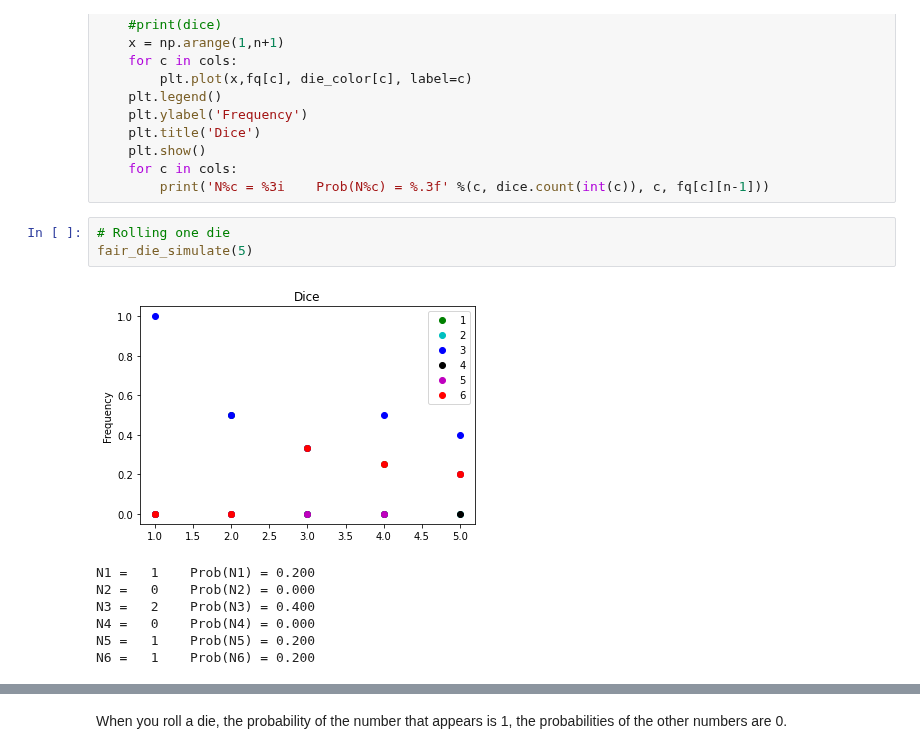
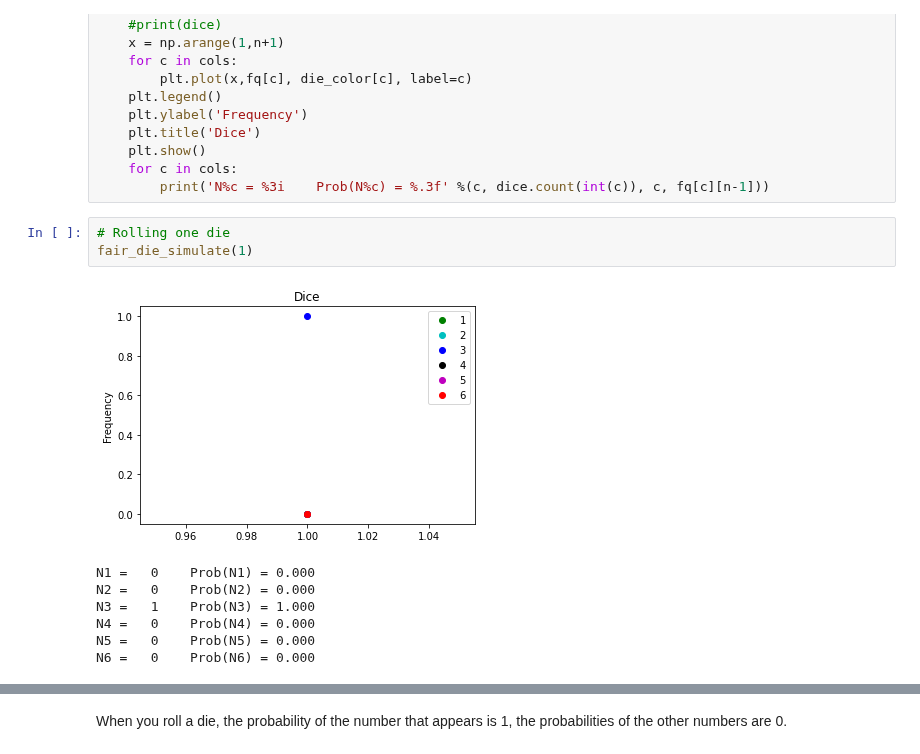
Before and after one commit to Goliath-Research/Computational-Statistics, a Jupyter notebook: 02-Probability & Distributions/01-Coin_Dice.ipynb, the cells around one changed output, grey strips where cells are left out. Drawn from its saved outputs; the diff is of its cells as text.

```diff
--- a/02-Probability & Distributions/01-Coin_Dice.ipynb
+++ b/02-Probability & Distributions/01-Coin_Dice.ipynb
@@ -173,12 +180,12 @@ def fair_die_simulate(n):
         print('N%c = %3i    Prob(N%c) = %.3f' %(c, dice.count(int(c)), c, fq[c][n-1]))
 # %%
 # Rolling one die
-fair_die_simulate(5)
+fair_die_simulate(1)
 # %% [output]
-[figure, old version]
+[figure, new version]
-N1 =   1    Prob(N1) = 0.200
+N1 =   0    Prob(N1) = 0.000
 N2 =   0    Prob(N2) = 0.000
-N3 =   2    Prob(N3) = 0.400
+N3 =   1    Prob(N3) = 1.000
 N4 =   0    Prob(N4) = 0.000
-N5 =   1    Prob(N5) = 0.200
-N6 =   1    Prob(N6) = 0.200
+N5 =   0    Prob(N5) = 0.000
+N6 =   0    Prob(N6) = 0.000
```
Also changed, not shown: parts of 20 cells of this notebook.
